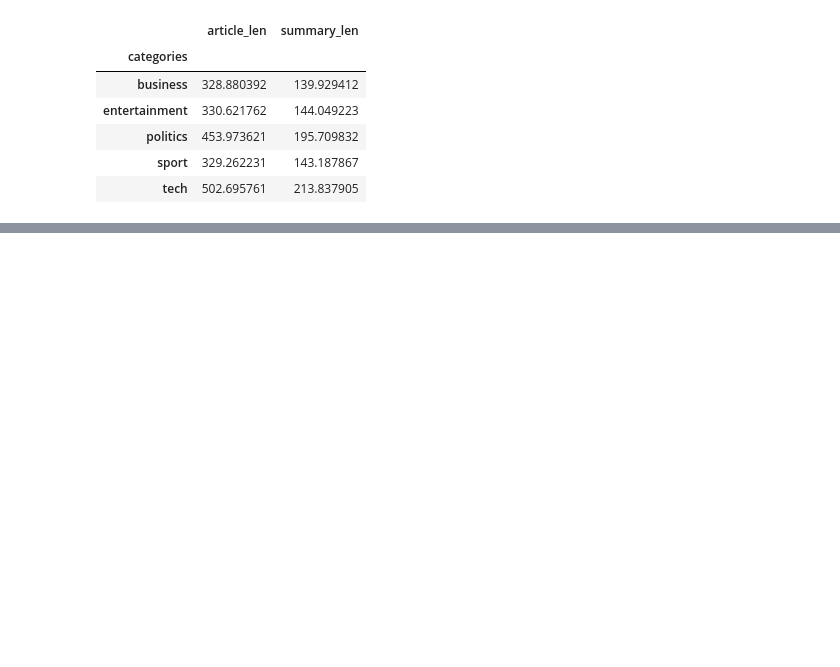
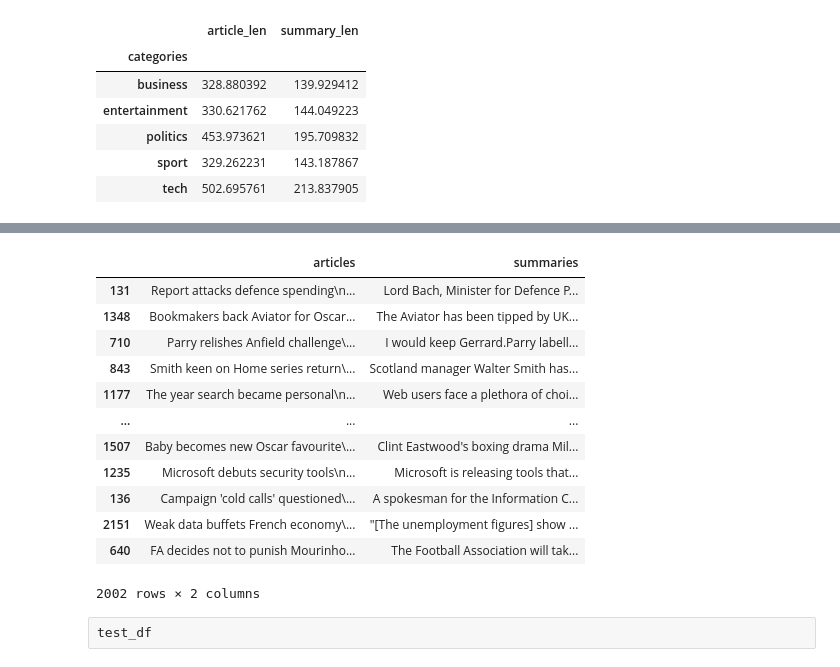
Before and after one commit to shshwtsrkr/Text-Summarization, a Jupyter notebook: text-summarization.ipynb, the cells around one changed output, grey strips where cells are left out. Cells and saved outputs as stored; diff of their text form; code cells hidden in the pictures; blank space fills up the shorter version.

```diff
--- a/text-summarization.ipynb
+++ b/text-summarization.ipynb
@@ -168,0 +297,20 @@ WARNING: Running pip as the 'root' user can result in broken permissions and con
+# %%
+train_df, test_df = train_test_split(df, test_size = 0.1)
+# %%
+train_df
+# %% [output]
+|  | articles | summaries |
+| 131 | Report attacks defence spending\n... | Lord Bach, Minister for Defence P... |
+| 1348 | Bookmakers back Aviator for Oscar... | The Aviator has been tipped by UK... |
+| 710 | Parry relishes Anfield challenge\... | I would keep Gerrard.Parry labell... |
+| 843 | Smith keen on Home series return\... | Scotland manager Walter Smith has... |
+| 1177 | The year search became personal\n... | Web users face a plethora of choi... |
+| ... | ... | ... |
+| 1507 | Baby becomes new Oscar favourite\... | Clint Eastwood's boxing drama Mil... |
+| 1235 | Microsoft debuts security tools\n... | Microsoft is releasing tools that... |
+| 136 | Campaign 'cold calls' questioned\... | A spokesman for the Information C... |
+| 2151 | Weak data buffets French economy\... | "[The unemployment figures] show ... |
+| 640 | FA decides not to punish Mourinho... | The Football Association will tak... |
+2002 rows × 2 columns
+# %% [raw]
+test_df
```
Also changed, not shown: parts of 17 cells of this notebook.
